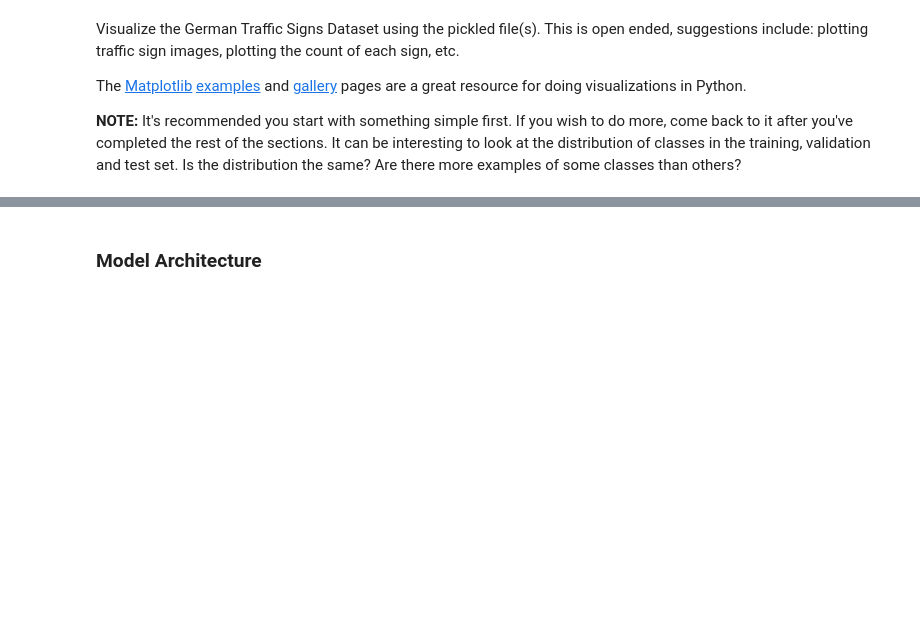
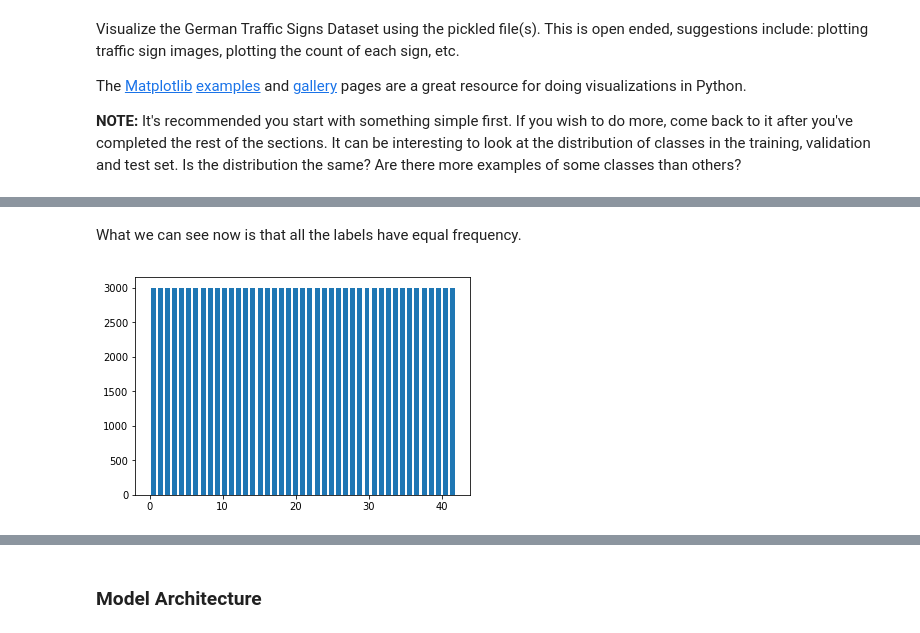
Before and after one commit to Ridhwanluthra/CarND-Traffic-Sign-Classifier-Project, a Jupyter notebook: Traffic_Sign_Classifier.ipynb, the cells around one changed output, grey strips where cells are left out. Drawn from its saved outputs; the diff is of its cells as text; code cells hidden in the pictures; blank space fills up the shorter version.

```diff
--- a/Traffic_Sign_Classifier.ipynb
+++ b/Traffic_Sign_Classifier.ipynb
@@ -305,0 +178,39 @@ Use the code cell (or multiple code cells, if necessary) to implement the first
+# %%
+total_labels_for_each = 3000
+
+labels, counts = np.unique(y_train, return_counts=True)
+
+temp_x = list(np.copy(X_train))
+temp_y = list(np.copy(y_train))
+
+new_x_train = []
+new_y_train = []
+
+new_pics_count_list = total_labels_for_each - counts
+while np.sum(new_pics_count_list) > 0:
+    i = 0
+    while i < len(temp_x):
+        if new_pics_count_list[temp_y[i]] > 0:
+            new_x_train.append(transform_image(temp_x[i], 2, 0.1, 0.1))
+            new_y_train.append(temp_y[i])
+            new_pics_count_list[temp_y[i]] -= 1
+            i += 1
+        else:
+            del temp_x[i]
+            del temp_y[i]
+#         print(np.sum(new_pics_count_list))
+# %%
+# appending augmented images
+X_train = np.append(X_train, np.array(new_x_train), axis=0)
+y_train = np.append(y_train, np.array(new_y_train))
+# %% [markdown]
+What we can see now is that all the labels have equal frequency.
+# %%
+# histogram of label frequency
+hist, bins = np.histogram(y_train, bins=n_classes)
+width = 0.7 * (bins[1] - bins[0])
+center = (bins[:-1] + bins[1:]) / 2
+plt.bar(center, hist, align='center', width=width)
+plt.show()
+# %% [output]
+[figure, added]
```
Also changed, not shown: parts of 40 cells of this notebook, 14 other files.
